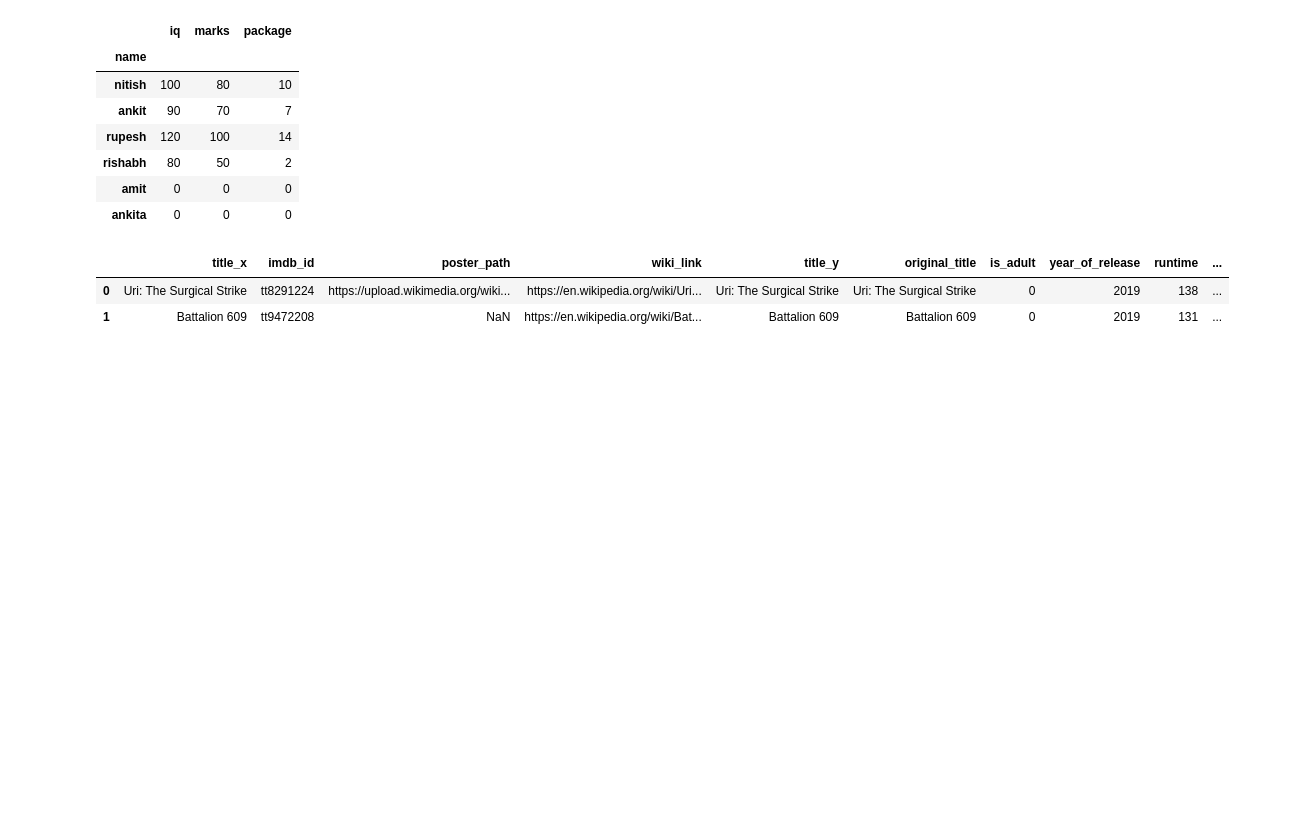
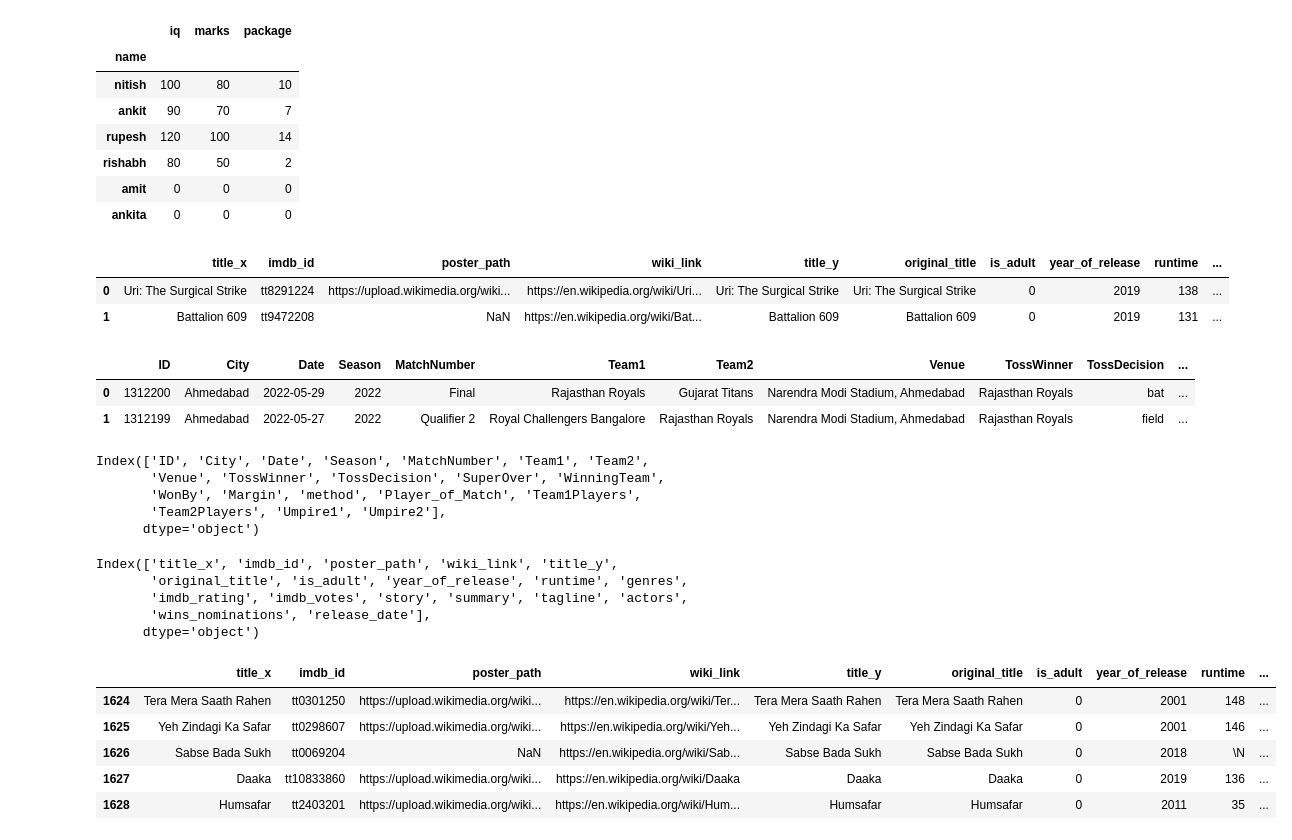
Before and after one commit to sunildsde77/dsdepractice, a Jupyter notebook: Dsdepractice.ipynb, the cells around one changed output. Drawn from its saved outputs; the diff is of its cells as text; code cells hidden in the pictures; blank space fills up the shorter version.

```diff
--- a/Dsdepractice.ipynb
+++ b/Dsdepractice.ipynb
@@ -71,0 +74,31 @@ movies.head(2)
+# %%
+ipl.head(2)
+# %% [output]
+|  | ID | City | Date | Season | MatchNumber | Team1 | Team2 | Venue | TossWinner | TossDecision | ... |
+| 0 | 1312200 | Ahmedabad | 2022-05-29 | 2022 | Final | Rajasthan Royals | Gujarat Titans | Narendra Modi Stadium, Ahmedabad | Rajasthan Royals | bat | ... |
+| 1 | 1312199 | Ahmedabad | 2022-05-27 | 2022 | Qualifier 2 | Royal Challengers Bangalore | Rajasthan Royals | Narendra Modi Stadium, Ahmedabad | Rajasthan Royals | field | ... |
+# %%
+ipl.columns
+# %% [output]
+Index(['ID', 'City', 'Date', 'Season', 'MatchNumber', 'Team1', 'Team2',
+       'Venue', 'TossWinner', 'TossDecision', 'SuperOver', 'WinningTeam',
+       'WonBy', 'Margin', 'method', 'Player_of_Match', 'Team1Players',
+       'Team2Players', 'Umpire1', 'Umpire2'],
+      dtype='object')
+# %%
+movies.columns
+# %% [output]
+Index(['title_x', 'imdb_id', 'poster_path', 'wiki_link', 'title_y',
+       'original_title', 'is_adult', 'year_of_release', 'runtime', 'genres',
+       'imdb_rating', 'imdb_votes', 'story', 'summary', 'tagline', 'actors',
+       'wins_nominations', 'release_date'],
+      dtype='object')
+# %%
+movies.tail()
+# %% [output]
+|  | title_x | imdb_id | poster_path | wiki_link | title_y | original_title | is_adult | year_of_release | runtime | ... |
+| 1624 | Tera Mera Saath Rahen | tt0301250 | https://upload.wikimedia.org/wiki... | https://en.wikipedia.org/wiki/Ter... | Tera Mera Saath Rahen | Tera Mera Saath Rahen | 0 | 2001 | 148 | ... |
+| 1625 | Yeh Zindagi Ka Safar | tt0298607 | https://upload.wikimedia.org/wiki... | https://en.wikipedia.org/wiki/Yeh... | Yeh Zindagi Ka Safar | Yeh Zindagi Ka Safar | 0 | 2001 | 146 | ... |
+| 1626 | Sabse Bada Sukh | tt0069204 | NaN | https://en.wikipedia.org/wiki/Sab... | Sabse Bada Sukh | Sabse Bada Sukh | 0 | 2018 | \N | ... |
+| 1627 | Daaka | tt10833860 | https://upload.wikimedia.org/wiki... | https://en.wikipedia.org/wiki/Daaka | Daaka | Daaka | 0 | 2019 | 136 | ... |
+| 1628 | Humsafar | tt2403201 | https://upload.wikimedia.org/wiki... | https://en.wikipedia.org/wiki/Hum... | Humsafar | Humsafar | 0 | 2011 | 35 | ... |
```
Also changed, not shown: parts of 76 cells of this notebook.
